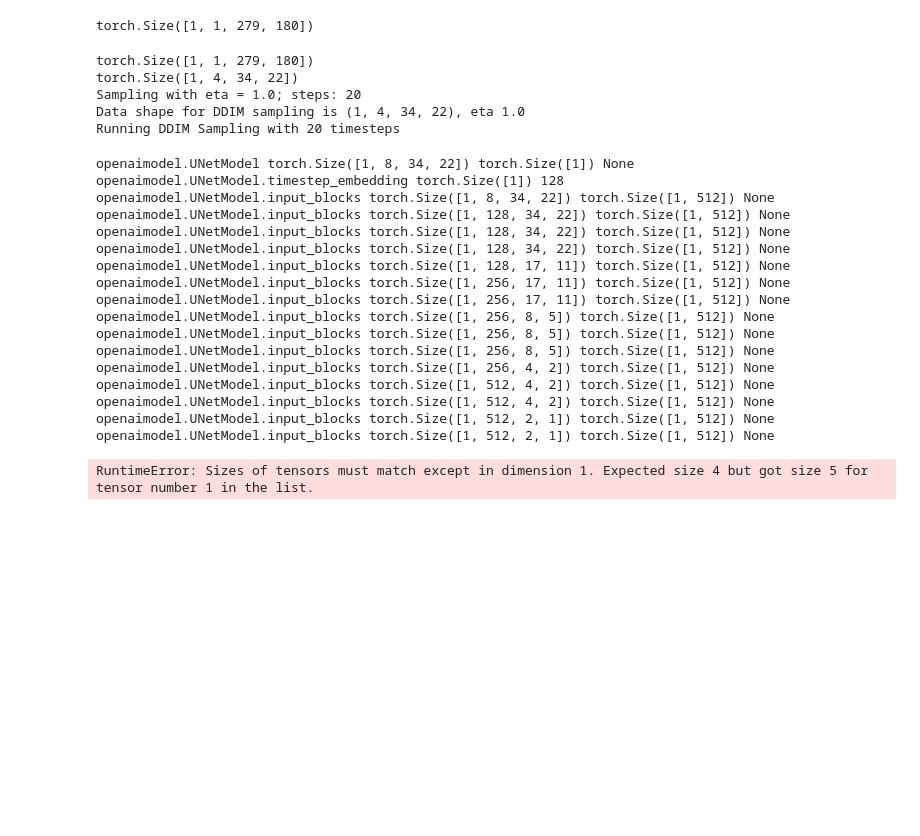
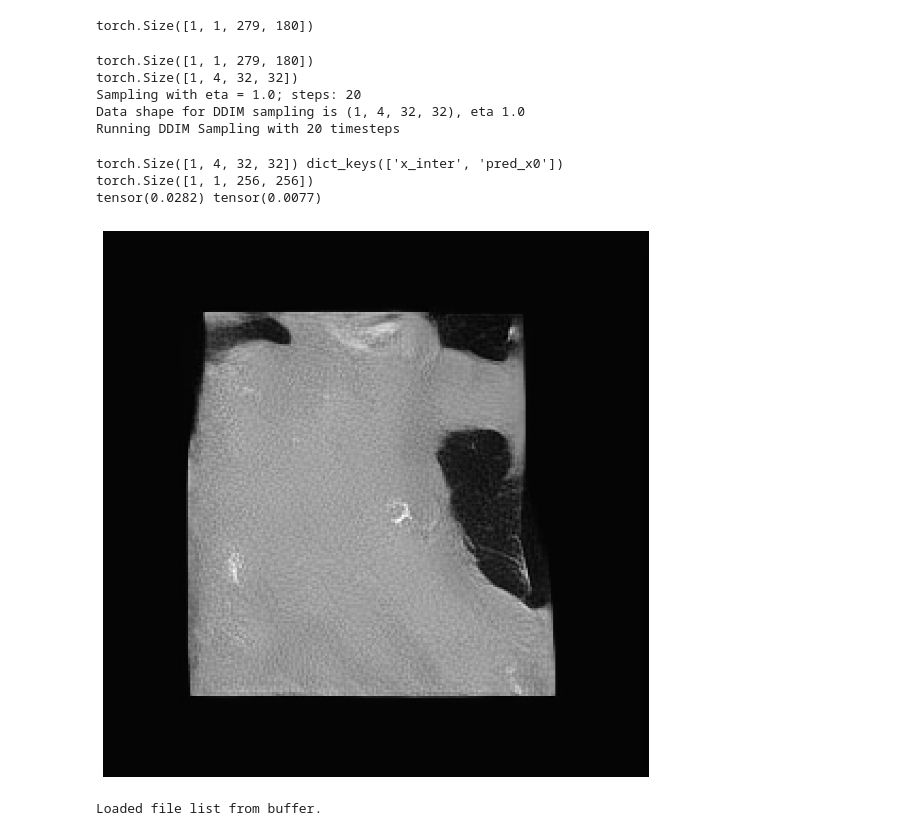
Before and after one commit to robert-graf/Conditional_Latent_Diffusion, a Jupyter notebook: inference_image2image.ipynb, the cells around one changed output. Saved outputs shown, nothing was run; the diff lists cells and outputs as text; code cells hidden in the pictures; blank space fills up the shorter version.

```diff
--- a/inference_image2image.ipynb
+++ b/inference_image2image.ipynb
@@ -98,7 +91,10 @@ cond[next(iter(cond.keys()))].shape
 # %% [output]
 torch.Size([1, 1, 279, 180])
 # %%
+from math import ceil, floor
+import torchvision.transforms.functional as tf
 from ldm.models.diffusion.ddim import DDIMSampler
+from torchvision import transforms
 @torch.no_grad()
 def convsample_ddim(
     model,
@@ -113,10 +109,26 @@ def convsample_ddim(
     temperature=1.0,
     score_corrector=None,
     corrector_kwargs=None,
-    x_T=None
+    x_T=None,
+    padding_mode="constant", # constant, edge, reflect or symmetric
+    size=(256,256)
 ):
-    img = cond["c_concat"]
-    encoder_posterior = model.encode_first_stage(img)
+
+    target = cond["c_concat"]
+    assert target.shape[-3] == 1,target.shape
+    # Padding
+    w, h = target.shape[-2], target.shape[-1]
+    hp = max((size[0]- w) / 2, 0)
+    vp = max((size[1]- h) / 2, 0)
+    padding = [int(floor(vp)), int(floor(hp)), int(ceil(vp)), int(ceil(hp))]
+    target = tf.pad(target, padding, padding_mode=padding_mode)
+    #second_img = tf.pad(second_img, padding, padding_mode=self.padding)
+
+    # Random crop
+    i, j, h, w = transforms.RandomCrop.get_params(target, output_size=size)  # type: ignore
+    target = tf.crop(target, i, j, h, w)
+    #second_img = tf.crop(second_img, i, j, h, w)
+    encoder_posterior = model.encode_first_stage(target)
     c = model.get_first_stage_encoding(encoder_posterior).detach()
     #c = rearrange(c, "1 c h w -> 1 h w c")
     cond2 = {"c_concat": [c]}
@@ -150,25 +162,38 @@ def convsample_ddim(
 log =convsample_ddim(model_d["model"],cond,20)
 # %% [output]
 torch.Size([1, 1, 279, 180])
-torch.Size([1, 4, 34, 22])
+torch.Size([1, 4, 32, 32])
 Sampling with eta = 1.0; steps: 20
-Data shape for DDIM sampling is (1, 4, 34, 22), eta 1.0
+Data shape for DDIM sampling is (1, 4, 32, 32), eta 1.0
 Running DDIM Sampling with 20 timesteps
-openaimodel.UNetModel torch.Size([1, 8, 34, 22]) torch.Size([1]) None
-openaimodel.UNetModel.timestep_embedding torch.Size([1]) 128
-openaimodel.UNetModel.input_blocks torch.Size([1, 8, 34, 22]) torch.Size([1, 512]) None
-openaimodel.UNetModel.input_blocks torch.Size([1, 128, 34, 22]) torch.Size([1, 512]) None
-openaimodel.UNetModel.input_blocks torch.Size([1, 128, 34, 22]) torch.Size([1, 512]) None
-openaimodel.UNetModel.input_blocks torch.Size([1, 128, 34, 22]) torch.Size([1, 512]) None
-openaimodel.UNetModel.input_blocks torch.Size([1, 128, 17, 11]) torch.Size([1, 512]) None
-openaimodel.UNetModel.input_blocks torch.Size([1, 256, 17, 11]) torch.Size([1, 512]) None
-openaimodel.UNetModel.input_blocks torch.Size([1, 256, 17, 11]) torch.Size([1, 512]) None
-openaimodel.UNetModel.input_blocks torch.Size([1, 256, 8, 5]) torch.Size([1, 512]) None
-openaimodel.UNetModel.input_blocks torch.Size([1, 256, 8, 5]) torch.Size([1, 512]) None
-openaimodel.UNetModel.input_blocks torch.Size([1, 256, 8, 5]) torch.Size([1, 512]) None
-openaimodel.UNetModel.input_blocks torch.Size([1, 256, 4, 2]) torch.Size([1, 512]) None
-openaimodel.UNetModel.input_blocks torch.Size([1, 512, 4, 2]) torch.Size([1, 512]) None
-openaimodel.UNetModel.input_blocks torch.Size([1, 512, 4, 2]) torch.Size([1, 512]) None
-openaimodel.UNetModel.input_blocks torch.Size([1, 512, 2, 1]) torch.Size([1, 512]) None
-openaimodel.UNetModel.input_blocks torch.Size([1, 512, 2, 1]) torch.Size([1, 512]) None
-RuntimeError: Sizes of tensors must match except in dimension 1. Expected size 4 but got size 5 for tensor number 1 in the list.
+# %%
+print(log[0].shape,log[1].keys())
+x_sample = model_d["model"].decode_first_stage(log[0])
+print(x_sample.shape)
+#print(dataset[0].keys())
+def visualize_cond_img(*image_array:torch.Tensor|np.ndarray):
+    arrs = []
+    for i in image_array:
+        i = (i-i.min())/(i.max()-i.min())
+        if len(i.shape) == 3:
+            i.squeeze_(0)
+        arrs.append(i)
+    print(i[0].max(),i[0].min())
+    i = np.concatenate([*arrs],-1)
+    # Display the image array using matplotlib
+    plt.figure(figsize=(10, 10*len(image_array)))
+    plt.imshow(i,cmap='gray')
+    plt.axis('off')  # Hide axes for better visualization
+    plt.show()
+visualize_cond_img(x_sample.cpu().reshape(x_sample.shape[-2:]))
+# %% [output]
+torch.Size([1, 4, 32, 32]) dict_keys(['x_inter', 'pred_x0'])
+torch.Size([1, 1, 256, 256])
+tensor(0.0282) tensor(0.0077)
+[figure, added]
+# %%
+from ldm.data.T2w_2_CT import ImageSRValidation,ImageSRTrain
+dataset = ImageSRValidation(size=256,image_dropout=0.0,vflip=True,hflip=True,)
+dataset_train = ImageSRValidation(size=256,image_dropout=0.0,vflip=True,hflip=True,)
+# %% [output]
+Loaded file list from buffer.
```
Also changed, not shown: parts of 6 cells of this notebook, 2 other files.
